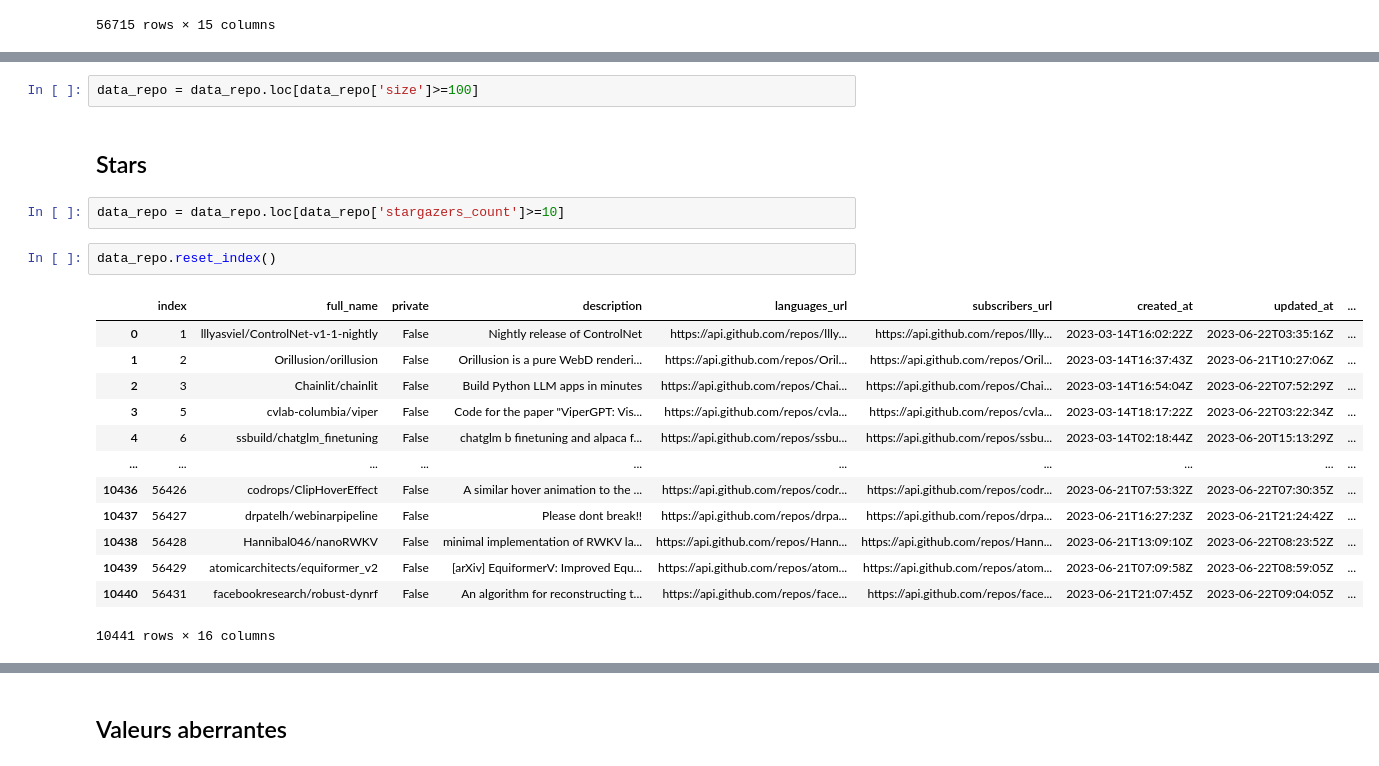
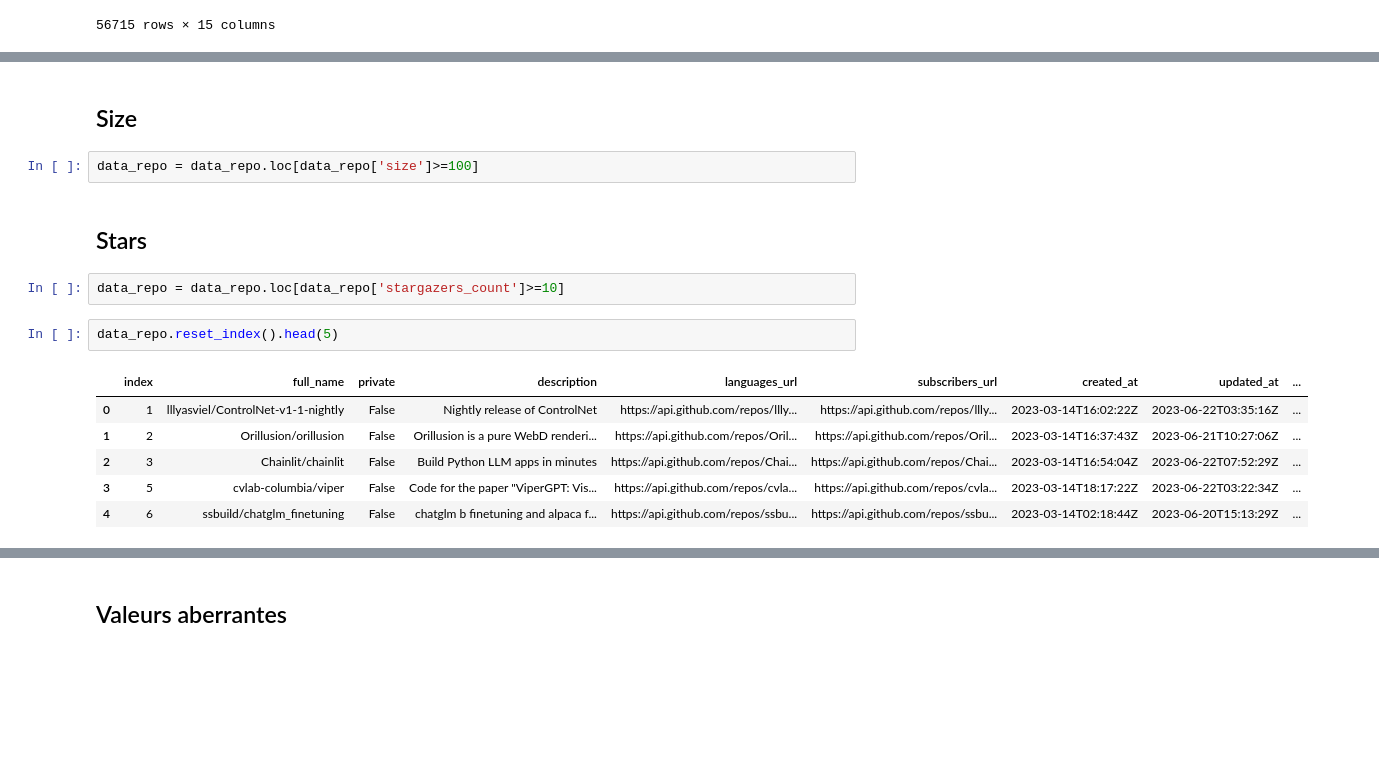
Before and after one commit to Senh1ji/scraping-github-project, a Jupyter notebook: data_cleaning.ipynb, the cells around one changed output, grey strips where cells are left out. Saved outputs shown, nothing was run; the diff lists cells and outputs as text; blank space fills up the shorter version.

Commit message:
data cleaning code

```diff
--- a/data_cleaning.ipynb
+++ b/data_cleaning.ipynb
@@ -270,22 +237,17 @@ data_repo
+# %% [markdown]
+## Size
 # %%
 data_repo = data_repo.loc[data_repo['size']>=100]
-# %% [markdown]
-## Stars
+# %% [markdown]
+## Stars
 # %%
 data_repo = data_repo.loc[data_repo['stargazers_count']>=10]
 # %%
-data_repo.reset_index()
+data_repo.reset_index().head(5)
 # %% [output]
 |  | index | full_name | private | description | languages_url | subscribers_url | created_at | updated_at | ... |
 | 0 | 1 | lllyasviel/ControlNet-v1-1-nightly | False | Nightly release of ControlNet | https://api.github.com/repos/llly... | https://api.github.com/repos/llly... | 2023-03-14T16:02:22Z | 2023-06-22T03:35:16Z | ... |
 | 1 | 2 | Orillusion/orillusion | False | Orillusion is a pure WebD renderi... | https://api.github.com/repos/Oril... | https://api.github.com/repos/Oril... | 2023-03-14T16:37:43Z | 2023-06-21T10:27:06Z | ... |
 | 2 | 3 | Chainlit/chainlit | False | Build Python LLM apps in minutes | https://api.github.com/repos/Chai... | https://api.github.com/repos/Chai... | 2023-03-14T16:54:04Z | 2023-06-22T07:52:29Z | ... |
 | 3 | 5 | cvlab-columbia/viper | False | Code for the paper "ViperGPT: Vis... | https://api.github.com/repos/cvla... | https://api.github.com/repos/cvla... | 2023-03-14T18:17:22Z | 2023-06-22T03:22:34Z | ... |
 | 4 | 6 | ssbuild/chatglm_finetuning | False | chatglm b finetuning and alpaca f... | https://api.github.com/repos/ssbu... | https://api.github.com/repos/ssbu... | 2023-03-14T02:18:44Z | 2023-06-20T15:13:29Z | ... |
-| ... | ... | ... | ... | ... | ... | ... | ... | ... | ... |
-| 10436 | 56426 | codrops/ClipHoverEffect | False | A similar hover animation to the ... | https://api.github.com/repos/codr... | https://api.github.com/repos/codr... | 2023-06-21T07:53:32Z | 2023-06-22T07:30:35Z | ... |
-| 10437 | 56427 | drpatelh/webinarpipeline | False | Please dont break!! | https://api.github.com/repos/drpa... | https://api.github.com/repos/drpa... | 2023-06-21T16:27:23Z | 2023-06-21T21:24:42Z | ... |
-| 10438 | 56428 | Hannibal046/nanoRWKV | False | minimal implementation of RWKV la... | https://api.github.com/repos/Hann... | https://api.github.com/repos/Hann... | 2023-06-21T13:09:10Z | 2023-06-22T08:23:52Z | ... |
-| 10439 | 56429 | atomicarchitects/equiformer_v2 | False | [arXiv] EquiformerV: Improved Equ... | https://api.github.com/repos/atom... | https://api.github.com/repos/atom... | 2023-06-21T07:09:58Z | 2023-06-22T08:59:05Z | ... |
-| 10440 | 56431 | facebookresearch/robust-dynrf | False | An algorithm for reconstructing t... | https://api.github.com/repos/face... | https://api.github.com/repos/face... | 2023-06-21T21:07:45Z | 2023-06-22T09:04:05Z | ... |
-10441 rows × 16 columns
```
Also changed, not shown: parts of 78 cells of this notebook.
